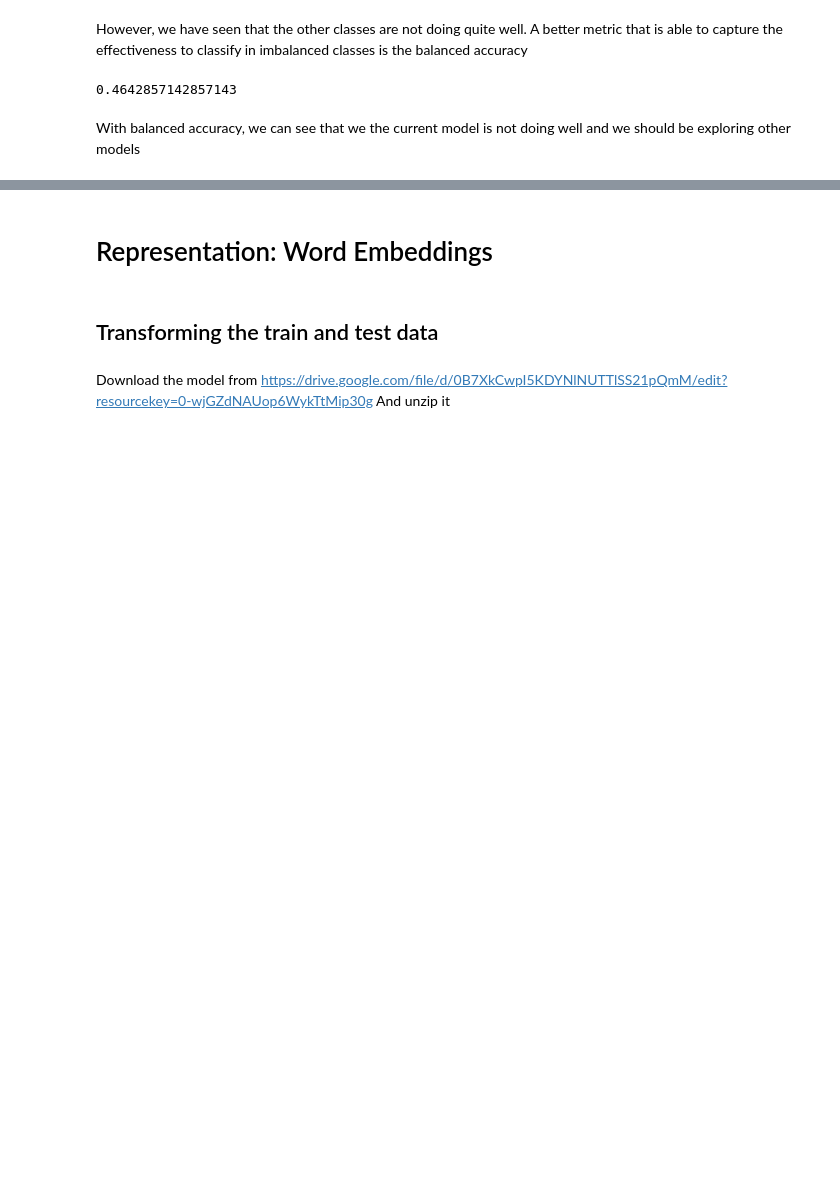
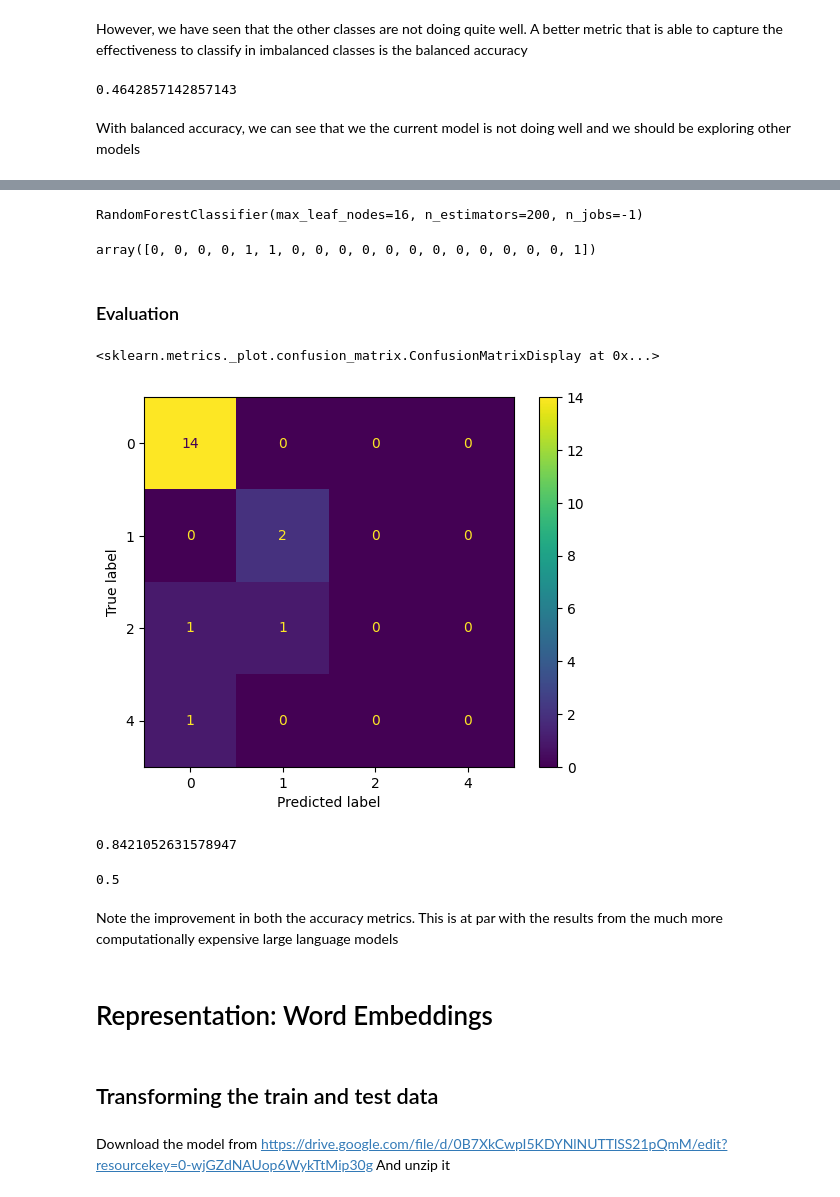
Before and after one commit to sumeetkd/sharedbooks, a Jupyter notebook: Classifications.ipynb, the cells around one changed output, grey strips where cells are left out. Drawn from its saved outputs; the diff is of its cells as text; code cells hidden in the pictures; blank space fills up the shorter version.

Commit message:
Random Forest

```diff
--- a/Classifications.ipynb
+++ b/Classifications.ipynb
@@ -340,3 +343,30 @@ With balanced accuracy, we can see that we the current model is not doing well a
+# %%
+rnd_clf = RandomForestClassifier(n_estimators=200, max_leaf_nodes=16, n_jobs=-1)
+# %%
+rnd_clf.fit(train_features_td, train_set['label'])
+# %% [output]
+RandomForestClassifier(max_leaf_nodes=16, n_estimators=200, n_jobs=-1)
+# %%
+rnd_clf.predict(test_features_td)
+# %% [output]
+array([0, 0, 0, 0, 1, 1, 0, 0, 0, 0, 0, 0, 0, 0, 0, 0, 0, 0, 1])
+# %% [markdown]
+### Evaluation
+# %%
+ConfusionMatrixDisplay.from_predictions(test_set['label'],rnd_clf.predict(test_features_td))
+# %% [output]
+<sklearn.metrics._plot.confusion_matrix.ConfusionMatrixDisplay at 0x...>
+[figure, added]
+# %%
+accuracy_score(test_set['label'],rnd_clf.predict(test_features_td))
+# %% [output]
+0.8421052631578947
+# %%
+balanced_accuracy_score(test_set['label'],rnd_clf.predict(test_features_td))
+# %% [output]
+0.5
+# %% [markdown]
+Note the improvement in both the accuracy metrics. This is at par with the results from the much more computationally expensive large language models
 # %% [markdown]
 # Representation: Word Embeddings
 # %% [markdown]
```
Also changed, not shown: parts of 17 cells of this notebook.
